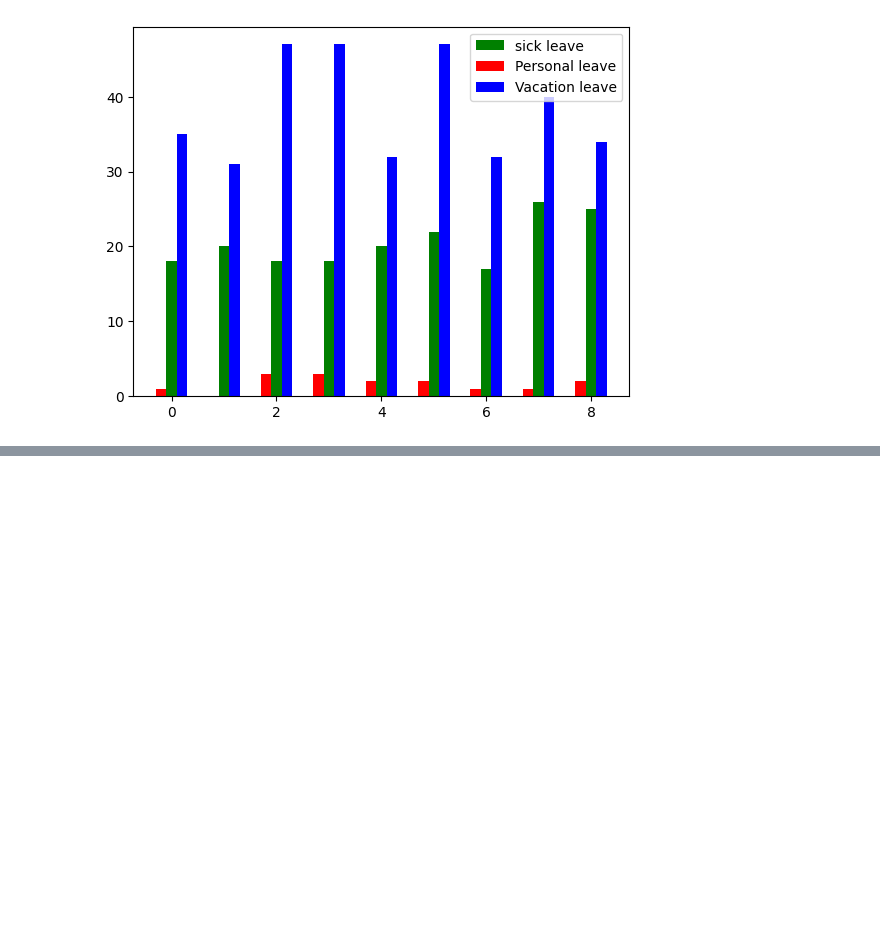
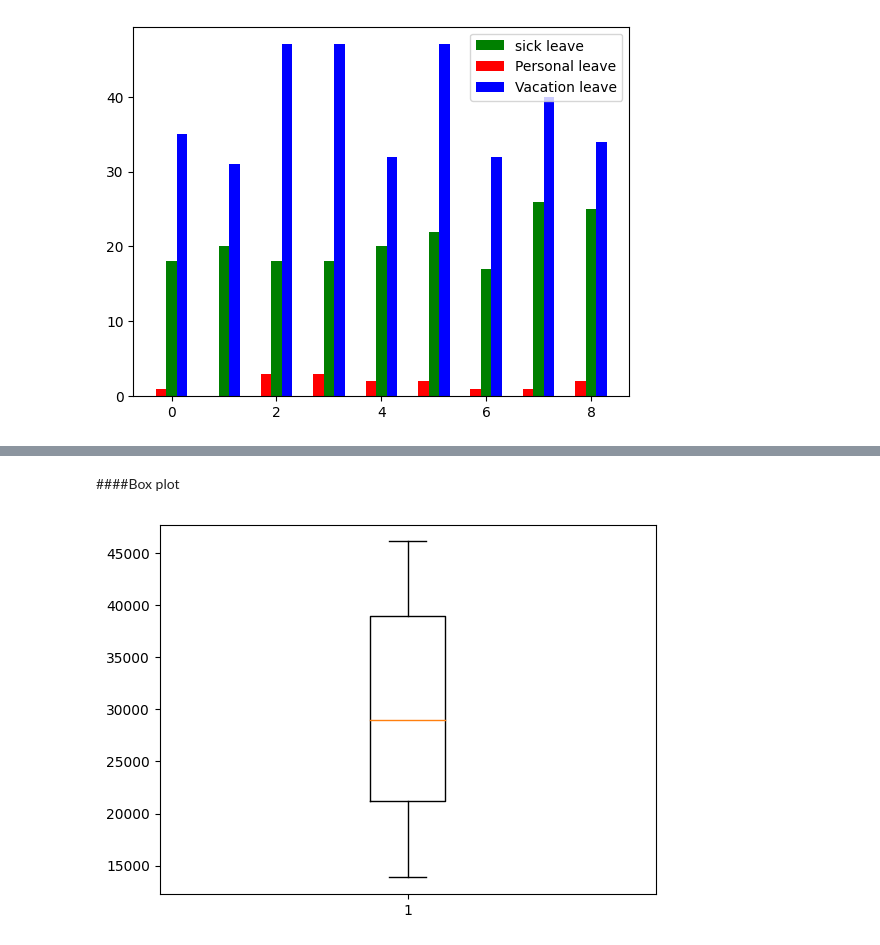
Before and after one commit to ThunchanokChai/DPDM2023, a Jupyter notebook: Data102.ipynb, the cells around one changed output, grey strips where cells are left out. Drawn from its saved outputs; the diff is of its cells as text; code cells hidden in the pictures; blank space fills up the shorter version.

```diff
--- a/Data102.ipynb
+++ b/Data102.ipynb
@@ -458,0 +455,2 @@ select your data and do step 1 to 4 (eye balling,descriptive statistic,box plot
+# %%
+Data_HW3 = pandas.read_csv('/content/drive/MyDrive/DPDM23_DATA/Datast_HW3.csv')
@@ -458,0 +513,2 @@ select your data and do step 1 to 4 (eye balling,descriptive statistic,box plot
+# %% [markdown]
+####Box plot
@@ -458,0 +517,4 @@ select your data and do step 1 to 4 (eye balling,descriptive statistic,box plot
+# %%
+boxplor_Canada=plt.boxplot(Data_HW3['Canada']) ;  # boxplot of Canada
+# %% [output]
+[figure, added]
```
Also changed, not shown: parts of 59 cells of this notebook.
